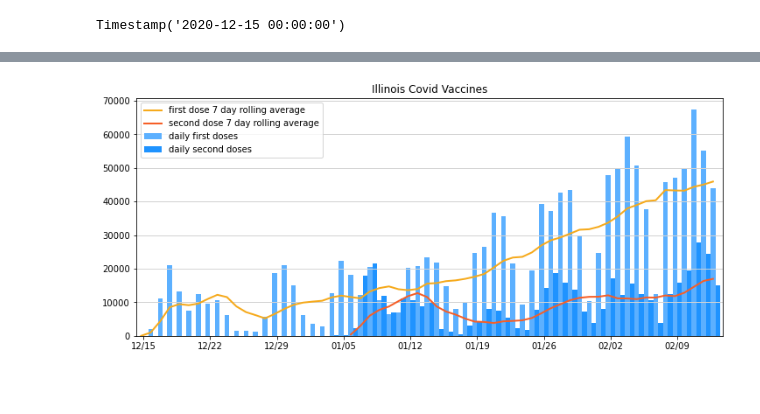
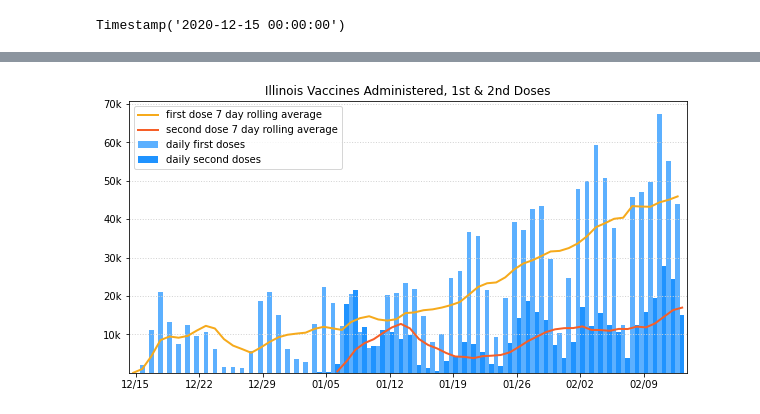
Before and after one commit to leah-handel/IDPH, a Jupyter notebook: Illinois Vaccination Data.ipynb, the cells around one changed output, grey strips where cells are left out. Cells and saved outputs as stored; diff of their text form; code cells hidden in the pictures; blank space fills up the shorter version.

Commit message:
plot formatting

```diff
--- a/Illinois Vaccination Data.ipynb
+++ b/Illinois Vaccination Data.ipynb
@@ -91,0 +92,6 @@ while x in date_list:
+# %%
+#yticks
+max_y = data[["new first doses", "new second doses"]].max().max()
+max_ytick = int(math.ceil(max_y / 10000)) * 10000
+yticks = np.arange(10000, max_ytick+1, 10000)
+ytick_labels = [f"{int(y/1000)}k" for y in yticks]
@@ -96,5 +106,5 @@ bars2 = data["new second doses"]
 r1 = np.arange(len(bars1))
 r2 = [x + barwidth for x in r1]
 
-r_2ndrolling = np.arange(22,len(bars1))
+r_2ndrolling = np.arange(22.5,len(bars1)+.5)
 data_2ndrolling = data["second dose 7 day rolling average"].drop(np.arange(22))
@@ -137,23 +127,25 @@ data.loc[data["second dose 7 day rolling average"]==0,:]
 | 18 | 168351 | 3551 | 0 | 2021-01-02 | 0 | ... |
 | 19 | 171256 | 2905 | 0 | 2021-01-03 | 0 | ... |
 # %%
-plt.figure(figsize=(12,5))
+fig = plt.figure(figsize = (10,5))
+ax = fig.add_subplot(111)
 
-plt.grid(True, color = "#D3D3D3", axis='y', linewidth = "1")
-plt.title("Illinois Covid Vaccines")
+plt.grid(True, color = "#D3D3D3", axis='y', linewidth = "1", linestyle=':')
+plt.title("Illinois Vaccines Administered, 1st & 2nd Doses")
 
 barwidth = .5
 
 plt.bar(r1, bars1, color='#5CB0FF', width=barwidth, label='daily first doses')
 plt.bar(r2, bars2, color='#1F93FF', width=barwidth, label='daily second doses')
 
 plt.plot(r1, data["first dose 7 day rolling average"], linewidth=2, color='#F6AA1C', label = "first dose 7 day rolling average")
 plt.plot(r_2ndrolling, data_2ndrolling, linewidth=2, color='#F65F28', label = "second dose 7 day rolling average")
 
 plt.xticks([r*7 + (barwidth/2) for r in range(len(xticks))], xticks)
+plt.yticks(yticks, ytick_labels)
 plt.xlim(-.5,max(r1)+1)
 
 plt.legend()
 plt.show()
 # %% [output]
-[figure, old version]
+[figure, new version]
```
Also changed, not shown: parts of 4 cells of this notebook.
